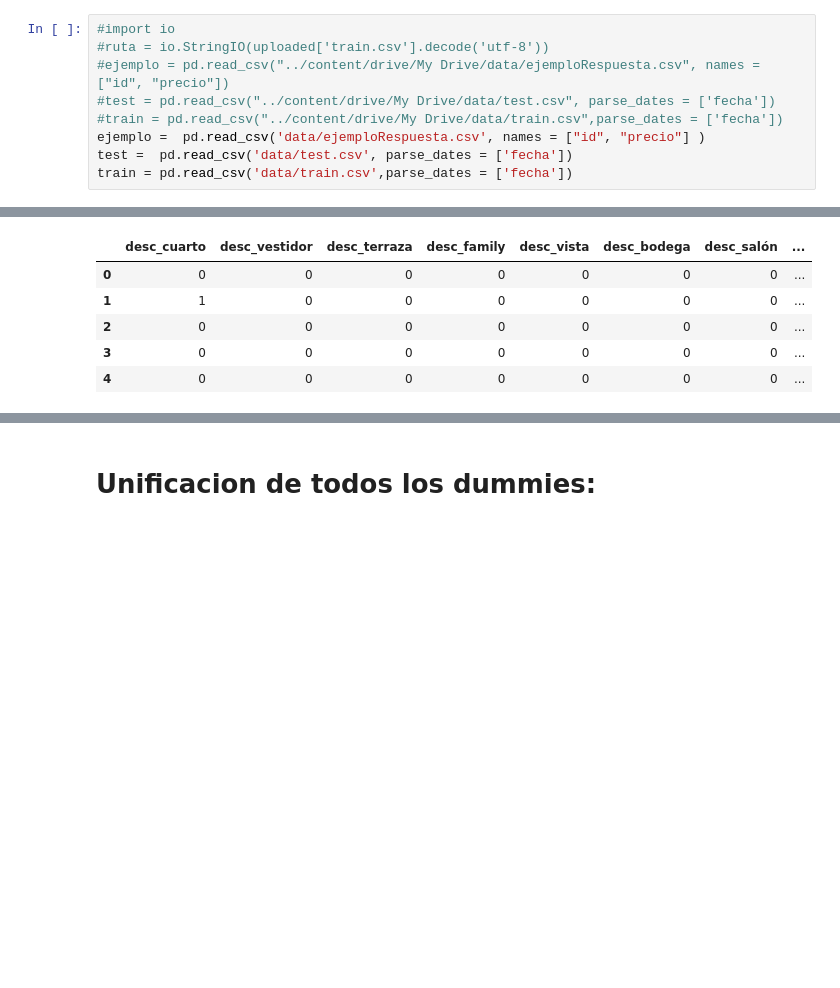
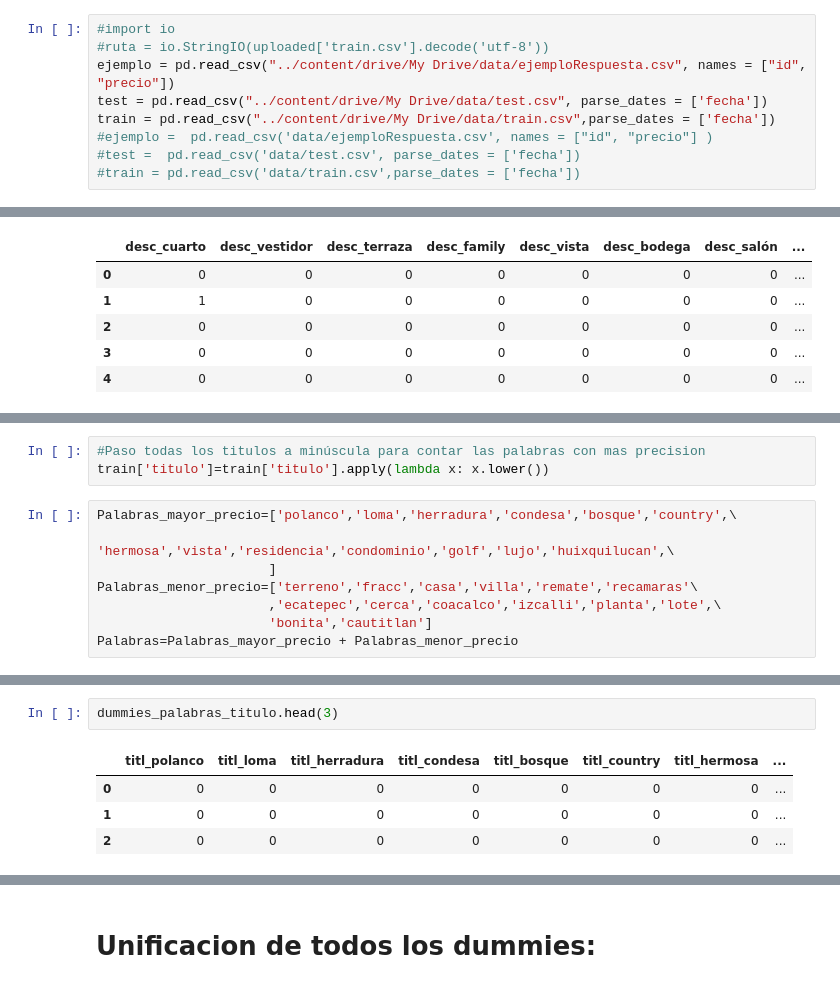
Before and after one commit to luctiz/Grupo43-TP2, a Jupyter notebook: TP2.ipynb, the cells around one changed output, grey strips where cells are left out. Cells and saved outputs as stored; diff of their text form; blank space fills up the shorter version.

Commit message:
features de titulo

```diff
--- a/TP2.ipynb
+++ b/TP2.ipynb
@@ -21,12 +34,12 @@ import seaborn as sns
 # %%
 #import io
 #ruta = io.StringIO(uploaded['train.csv'].decode('utf-8'))
-#ejemplo = pd.read_csv("../content/drive/My Drive/data/ejemploRespuesta.csv", names = ["id", "precio"])
-#test = pd.read_csv("../content/drive/My Drive/data/test.csv", parse_dates = ['fecha'])
-#train = pd.read_csv("../content/drive/My Drive/data/train.csv",parse_dates = ['fecha'])
-ejemplo =  pd.read_csv('data/ejemploRespuesta.csv', names = ["id", "precio"] )
-test =  pd.read_csv('data/test.csv', parse_dates = ['fecha'])
-train = pd.read_csv('data/train.csv',parse_dates = ['fecha'])
+ejemplo = pd.read_csv("../content/drive/My Drive/data/ejemploRespuesta.csv", names = ["id", "precio"])
+test = pd.read_csv("../content/drive/My Drive/data/test.csv", parse_dates = ['fecha'])
+train = pd.read_csv("../content/drive/My Drive/data/train.csv",parse_dates = ['fecha'])
+#ejemplo =  pd.read_csv('data/ejemploRespuesta.csv', names = ["id", "precio"] )
+#test =  pd.read_csv('data/test.csv', parse_dates = ['fecha'])
+#train = pd.read_csv('data/train.csv',parse_dates = ['fecha'])
 # %%
 #A los nulls los relleno con el promedio de metroscubiertos de todas las publicaciones
 train['metroscubiertos']=train['metroscubiertos'].fillna(round(train['metroscubiertos'].mean()))
@@ -302,0 +318,11 @@ dummies_palabras_descr_test.head()
+# %%
+#Paso todas los titulos a minúscula para contar las palabras con mas precision
+train['titulo']=train['titulo'].apply(lambda x: x.lower())
+# %%
+Palabras_mayor_precio=['polanco','loma','herradura','condesa','bosque','country',\
+                       'hermosa','vista','residencia','condominio','golf','lujo','huixquilucan',\
+                      ]
+Palabras_menor_precio=['terreno','fracc','casa','villa','remate','recamaras'\
+                      ,'ecatepec','cerca','coacalco','izcalli','planta','lote',\
+                      'bonita','cautitlan']
+Palabras=Palabras_mayor_precio + Palabras_menor_precio
@@ -302,0 +336,7 @@ dummies_palabras_descr_test.head()
+# %%
+dummies_palabras_titulo.head(3)
+# %% [output]
+|  | titl_polanco | titl_loma | titl_herradura | titl_condesa | titl_bosque | titl_country | titl_hermosa | ... |
+| 0 | 0 | 0 | 0 | 0 | 0 | 0 | 0 | ... |
+| 1 | 0 | 0 | 0 | 0 | 0 | 0 | 0 | ... |
+| 2 | 0 | 0 | 0 | 0 | 0 | 0 | 0 | ... |
```
Also changed, not shown: parts of 48 cells of this notebook.
